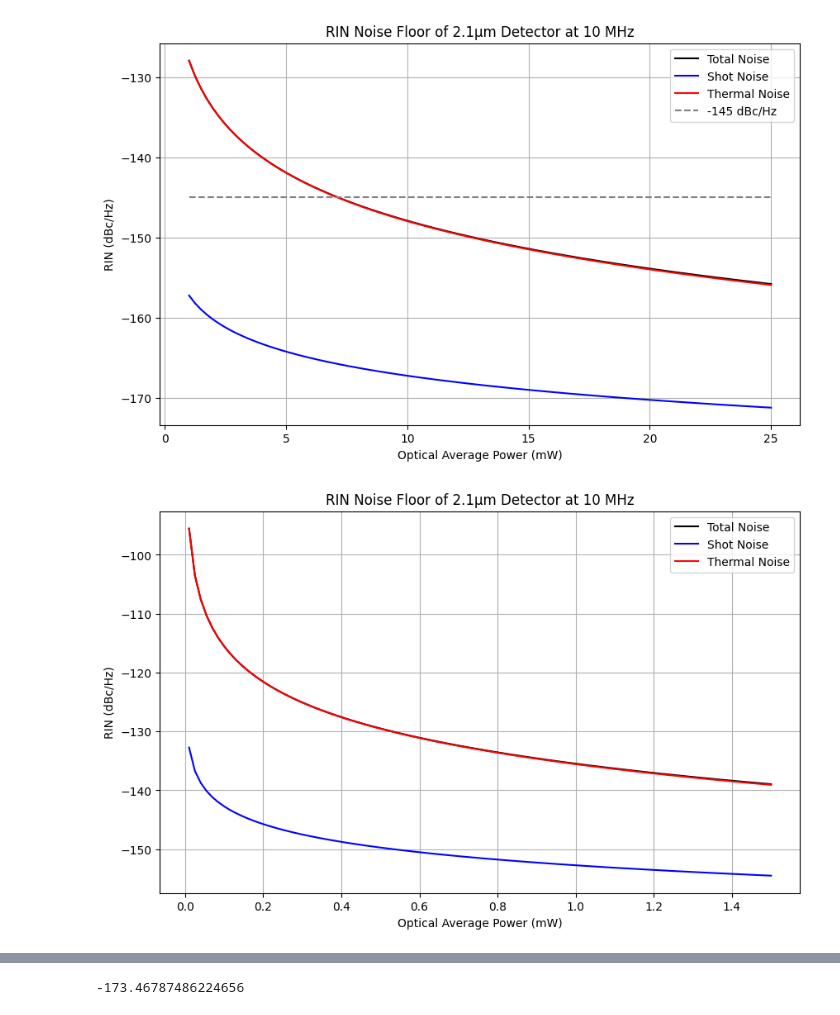
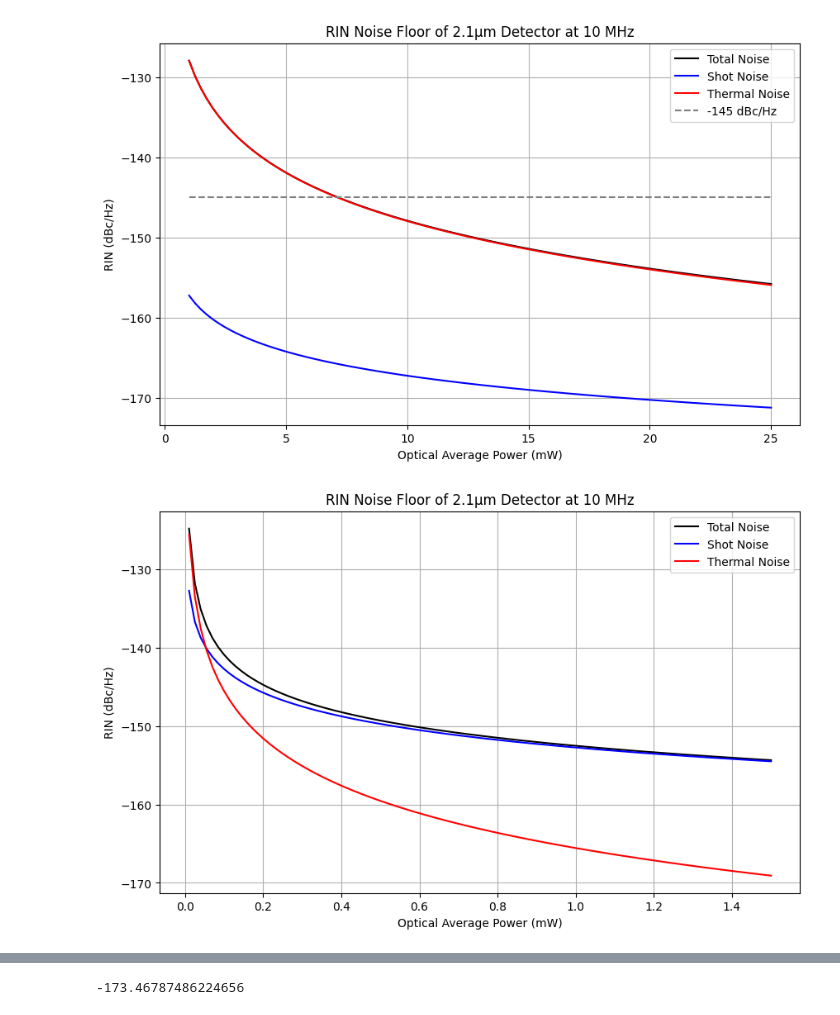
Before and after one commit to auphotonicLab/PICLab-narrow-linewidth, a Jupyter notebook: Frequency_conversion_RIN/2.1µm detector RIN noise floor.ipynb, the cells around one changed output, grey strips where cells are left out. Cells and saved outputs as stored; diff of their text form; code cells hidden in the pictures.

```diff
--- a/Frequency_conversion_RIN/2.1µm detector RIN noise floor.ipynb
+++ b/Frequency_conversion_RIN/2.1µm detector RIN noise floor.ipynb
@@ -93,7 +93,9 @@ responsivity = current_responsivity*ti_gain  # V/W, voltage responsivity of the
 
 # N_v_thermal = S_v_thermal/R_load  # Thermal, dark, TIA noise power PSD in W/Hz, estimate, 2pW at 1MHz, we check 10MHz
 
-N_v_thermal = 10**(-143/10) # Thermal, dark, TIA noise power PSD in W/Hz, estimate, 2pW at 1MHz, we check 10MHz
+
+
+N_v_thermal = 10**(-143/10)*10**(-3) # -143dBm/Hz converted to linear. Since dBm it is relative to 1mW, so need to convert to W (could also just subtract the value with 30). dBm/Hz value read off graph for PSD with 0µW of optical power input at 10 MHz.
 
 S_v_thermal = N_v_thermal*R_load
 
@@ -119,34 +121,34 @@ S_V_shot = S_i_shot * ti_gain**2  # Shot noise voltage PSD in V^2/Hz, alternativ
 
 avg_voltage = optical_power * responsivity  # Average voltage in V
 
 S_V_total = S_V_shot + S_v_thermal  # Total voltage noise PSD in V^2/Hz
 
 N_shot = S_V_shot/R_load  # Shot noise electrical power PSD in W/Hz
 
 N_thermal = S_v_thermal / R_load  # Thermal noise electrical power PSD in W/Hz
 
 N_total = N_shot + N_thermal  # Total noise electrical power PSD in W/Hz
 
 avg_elec_power = (optical_power * responsivity)**2/R_load  # Average electrical power in W
 
 
 RIN_shot = 10 * np.log10(N_shot / avg_elec_power)  # RIN in dB/Hz
 RIN_thermal = 10 * np.log10(N_thermal / avg_elec_power)  # RIN in dB/Hz
 
 RIN = 10 * np.log10(N_total / avg_elec_power)  # RIN in dB/Hz
 
 plt.figure(figsize=(10, 6))
 plt.plot(optical_power*1e3, RIN, label='Total Noise', color='black')
 plt.plot(optical_power*1e3, RIN_shot, label='Shot Noise', color='blue')
 plt.plot(optical_power*1e3, RIN_thermal, label='Thermal Noise', color='red')
 plt.xlabel('Optical Average Power (mW)')
 plt.ylabel('RIN (dBc/Hz)')
 # plt.xscale('log')
 plt.title('RIN Noise Floor of 2.1µm Detector at 10 MHz')
 plt.legend()
 plt.grid()
 # %% [output]
-[figure, old version]
+[figure, new version]
 # %%
 #Koheron detector:
 
```
Also changed, not shown: parts of 2 cells of this notebook, 4 other files.
